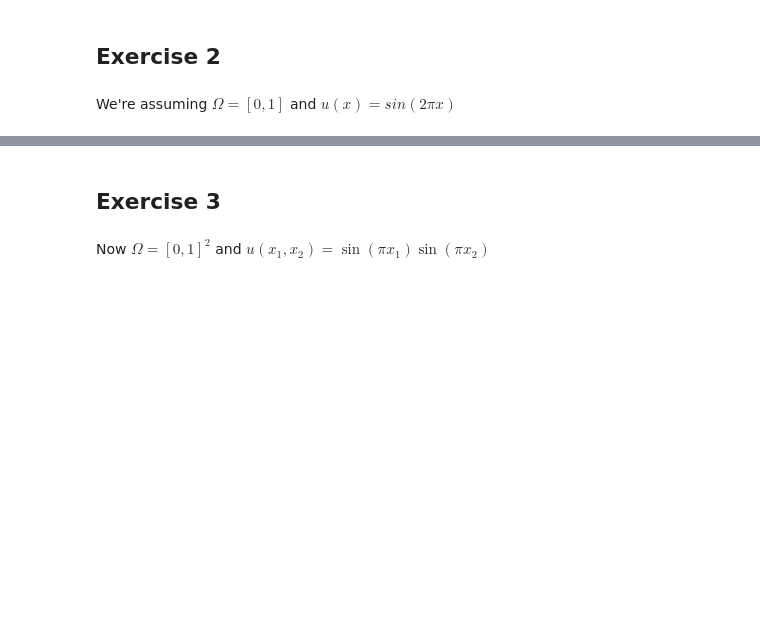
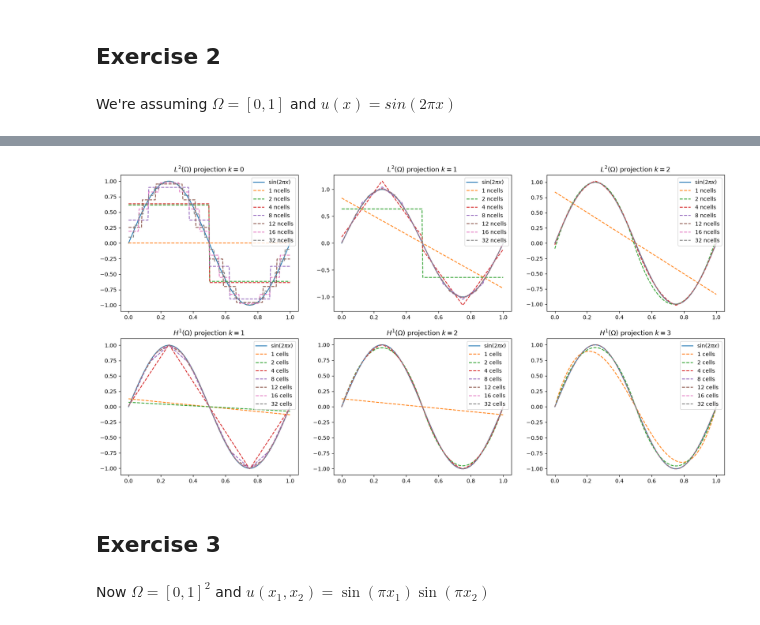
Before and after one commit to kainaas/Fin_Ele, a Jupyter notebook: deliverables/chapter-5/computational-ex/c_5-Kaina-15466391.ipynb, the cells around one changed output, grey strips where cells are left out. Saved outputs shown, nothing was run; the diff lists cells and outputs as text; code cells hidden in the pictures; blank space fills up the shorter version.

```diff
--- a/deliverables/chapter-5/computational-ex/c_5-Kaina-15466391.ipynb
+++ b/deliverables/chapter-5/computational-ex/c_5-Kaina-15466391.ipynb
@@ -51,7 +54,7 @@ luhL2 = [[], [], []] #luhL2[i] is the list with results of order i
 for i, order in enumerate(lorder):
     for ncells in lncells:
         mesh = fd.IntervalMesh(ncells, interval_length)
-        Vh = fd.FunctionSpace(mesh, "DG", degree=order)
+        Vh = fd.FunctionSpace(mesh, "DG", degree=order, variant="equispaced")
 
         x = fd.SpatialCoordinate(mesh)
         u = fd.sin(2* np.pi * x[0])
@@ -65,7 +68,7 @@ luhH1 = [[], [], []] #luhH1[i] is the list with results of order i
 for i, order in enumerate(lorder):
     for ncells in lncells:
         mesh = fd.IntervalMesh(ncells, interval_length)
-        Vh = fd.FunctionSpace(mesh, "CG", degree=order)
+        Vh = fd.FunctionSpace(mesh, "CG", degree=order, variant="equispaced")
 
         x = fd.SpatialCoordinate(mesh)
         u = fd.sin(2* np.pi * x[0])
@@ -75,5 +78,8 @@ for i, order in enumerate(lorder):
 
 
 #Part 3
-print(luhH1[1][1].dat.data[:])
+for i in range(3):
+    for j, ncells in enumerate(lncells):
+        print(f" {ncells} cells: \tDG{i}: {len(luhL2[i][j].dat.data[:])}; \t CG{i+1}: {len(luhH1[i][j].dat.data[:])}")
+    print("")
 # %% [output]
@@ -82,3 +107,69 @@ print(luhH1[1][1].dat.data[:])
+# %%
+
+fig = plt.figure(figsize=(2000, 1000, "px"))
+
+x= np.linspace(0.0, 1.0, 200)
+ysin = np.sin(x * np.pi * 2)
+#Plotting DG
+for i in range(3):
+    axnum = 230 + i + 1
+    axDG = fig.add_subplot(axnum)
+    axDG.set_title(rf"$L^2(\Omega)$ projection $k={i}$")
+    axDG.plot(x, ysin, label=r"$\sin(2\pi x)$")
+    for j, ncells in enumerate(lncells):
+        h = 1.0/ncells
+        y = np.zeros_like(x)
+        for k in range(ncells):
+            x_i = h*k
+            x_f = h*(k+1)
+            xcell = np.linspace(x_i, x_f, i+1)
+            if i == 0:
+                xcell = np.array([x_f- x_i])
+            p: np.ndarray
+            if i == 2: #Breaks for order 2, for some reason
+                v = []
+                for m in xcell:
+                    v.append(luhL2[i][j](m))
+                p = np.polyfit(xcell, v, i)
+            else:
+                p = np.polyfit(xcell, luhL2[i][j].dat.data[k*(i+1):(k+1)*(i+1)], i)
+
+            args = np.argwhere((x>= x_i) & (x<=x_f))
+            y[args] = np.polyval(p, x[args])
+        axDG.plot(x, y, '--', label=f"{ncells} ncells")
+        axDG.legend()
+
+VTKFile("Solutions/test.pvd").write(luhH1[2][3])
+
+#Plotting CG
+for i in range(3):
+    axnum = 230 + i + 4
+    axDG = fig.add_subplot(axnum)
+    axDG.set_title(rf"$H^1(\Omega)$ projection $k={i+1}$")
+    axDG.plot(x, ysin, label=r"$\sin(2\pi x)$")
+    for j, ncells in enumerate(lncells):
+        h = 1.0/ncells
+        y = np.zeros_like(x)
+        for k in range(ncells):
+            x_i = h*k
+            x_f = h*(k+1)
+            xcell = np.linspace(x_i, x_f, i+2)
+            p:np.ndarray
+            if k != 0:
+                p = np.polyfit(xcell, luhH1[i][j].dat.data[k*(i+1):k*(i+1)+(i+2)], i+1)
+            elif k == 0 and i >= 1: #for some reason, accessing with dat.data is broken for higher orders and specifically the first cell
+                v = []
+                for m in xcell:
+                    v.append(luhH1[i][j](m))
+                p = np.polyfit(xcell, v, i+1)
+            else:
+                p = np.polyfit(xcell, luhH1[i][j].dat.data[0:i+2], i+1)
+            args = np.argwhere((x>= x_i) & (x<=x_f))
+            y[args] = np.polyval(p, x[args])
+        axDG.plot(x, y, '--', label=f"{ncells} cells")
+        axDG.legend()
+# %% [output]
+[figure, added]
 # %% [markdown]
 ## Exercise 3
 # %% [markdown]
```
Also changed, not shown: parts of 3 cells of this notebook.
